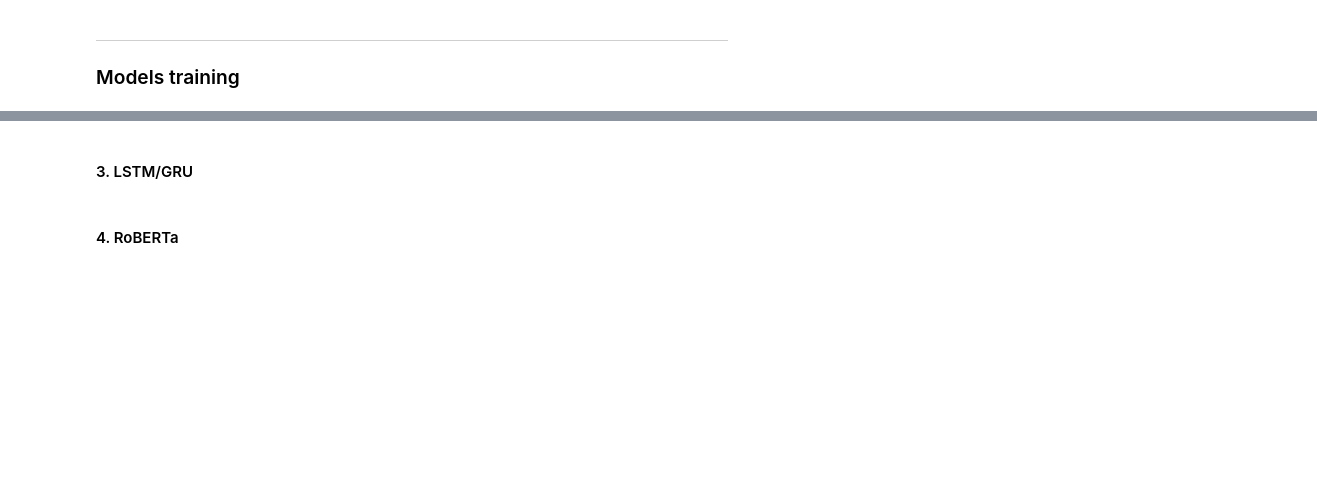
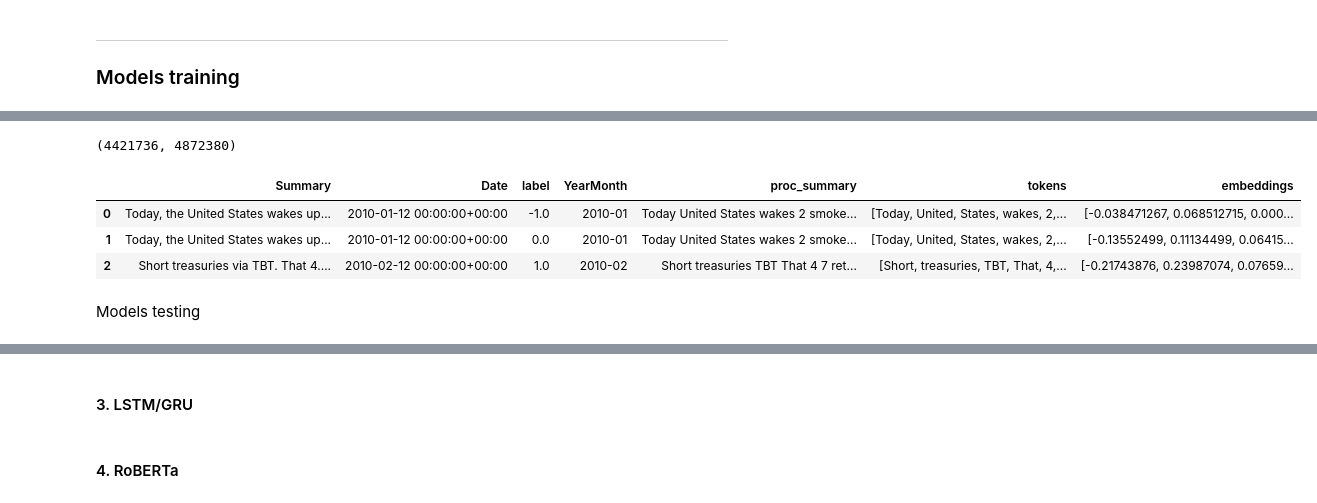
Before and after one commit to paultltc/InflaBERT, a Jupyter notebook: source/training/SA.ipynb, the cells around one changed output, grey strips where cells are left out. Saved outputs shown, nothing was run; the diff lists cells and outputs as text; code cells hidden in the pictures; blank space fills up the shorter version.

```diff
--- a/source/training/SA.ipynb
+++ b/source/training/SA.ipynb
@@ -152,0 +335,35 @@ Converting to PeriodArray/Index representation will drop timezone information.
+# %%
+model_w2v = gensim.models.Word2Vec(
+            full_dataset['tokens'],
+            window=8, # context window size
+            min_count=2, # Ignores all words with total frequency lower than 2.
+            sg = 1, # 1 for skip-gram model
+            hs = 0,
+            negative = 10, # for negative sampling
+            workers= 32, # no.of cores
+            seed = 34
+)
+
+model_w2v.train(full_dataset['tokens'], total_examples=len(full_dataset['proc_summary']), epochs=20)
+# %% [output]
+(4421736, 4872380)
+# %%
+# Function to average word vectors for each summary
+def avg_word_vectors(tokens, model, vector_size):
+    word_vectors = []
+    for word in tokens:
+        if word in model.wv:
+            word_vectors.append(model.wv[word])
+    if not word_vectors:
+        return np.zeros(vector_size)
+    return np.mean(word_vectors, axis=0)
+
+# Apply the function to create embeddings for each summary
+full_dataset['embeddings'] = full_dataset['tokens'].apply(lambda x: avg_word_vectors(x, model_w2v, 100))
+# %%
+full_dataset.head(3)
+# %% [output]
+|  | Summary | Date | label | YearMonth | proc_summary | tokens | embeddings |
+| 0 | Today, the United States wakes up... | 2010-01-12 00:00:00+00:00 | -1.0 | 2010-01 | Today United States wakes 2 smoke... | [Today, United, States, wakes, 2,... | [-0.038471267, 0.068512715, 0.000... |
+| 1 | Today, the United States wakes up... | 2010-01-12 00:00:00+00:00 | 0.0 | 2010-01 | Today United States wakes 2 smoke... | [Today, United, States, wakes, 2,... | [-0.13552499, 0.11134499, 0.06415... |
+| 2 | Short treasuries via TBT. That 4.... | 2010-02-12 00:00:00+00:00 | 1.0 | 2010-02 | Short treasuries TBT That 4 7 ret... | [Short, treasuries, TBT, That, 4,... | [-0.21743876, 0.23987074, 0.07659... |
@@ -152,0 +374,2 @@ Converting to PeriodArray/Index representation will drop timezone information.
+# %% [markdown]
+Models testing
```
Also changed, not shown: parts of 20 cells of this notebook, 1 other file.
